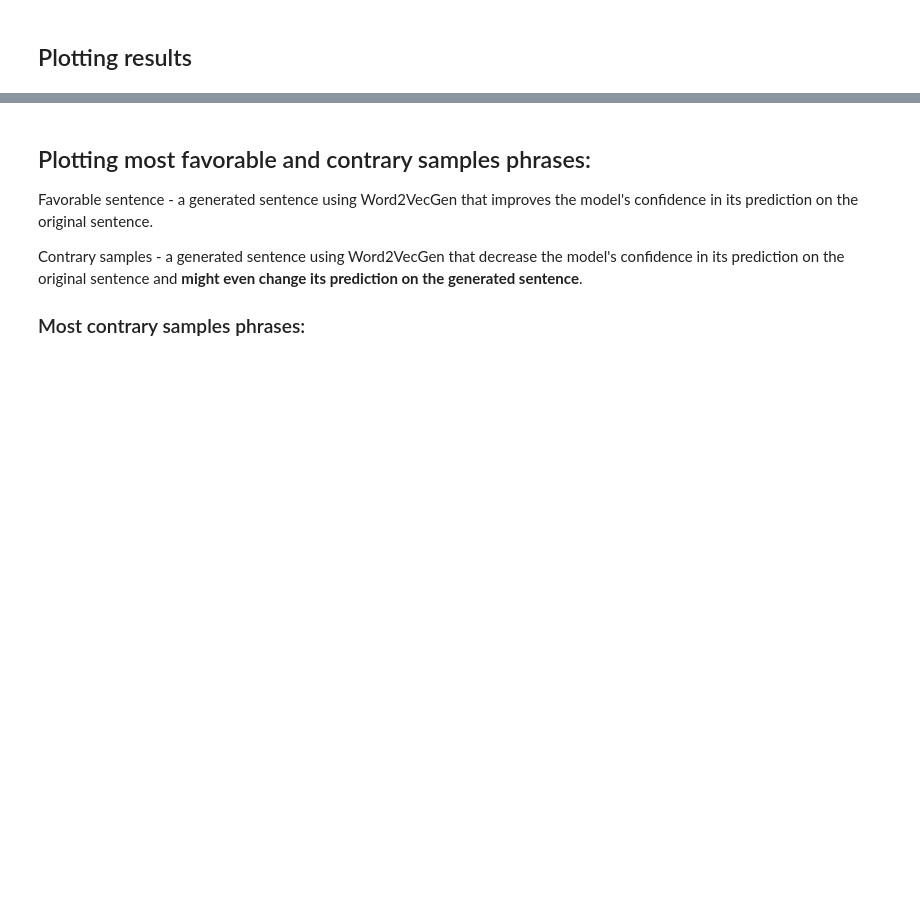
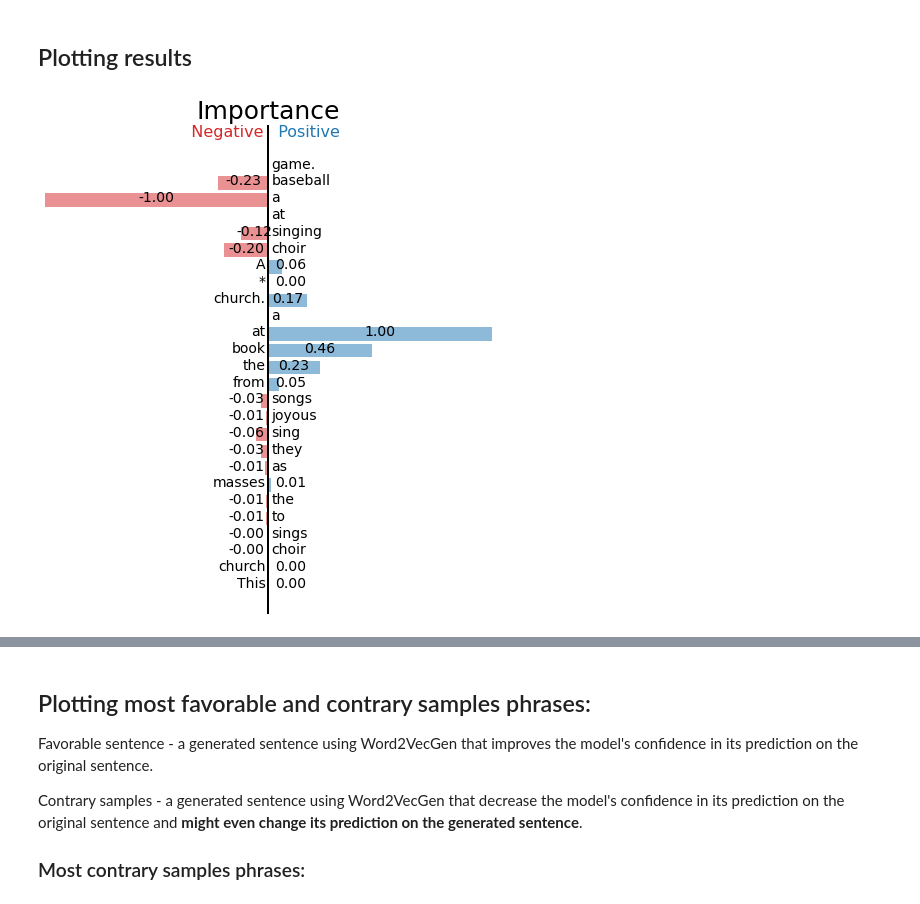
Before and after one commit to ortalcohen94/NLP-Seminar, a Jupyter notebook: project_notebook_SNLI.ipynb, the cells around one changed output, grey strips where cells are left out. Saved outputs shown, nothing was run; the diff lists cells and outputs as text; code cells hidden in the pictures; blank space fills up the shorter version.

```diff
--- a/project_notebook_SNLI.ipynb
+++ b/project_notebook_SNLI.ipynb
@@ -53,7 +53,7 @@ data_multinomial_nb = dict()
 
 for key in data:
     data_multinomial_nb[key] = \
-        [first + ', ' + second for first, second in zip(data[key]['premise'], data[key]['hypothesis'])]
+        [first + '~ ' + second for first, second in zip(data[key]['premise'], data[key]['hypothesis'])]
 
 x_train, x_val, x_test = data_multinomial_nb[TRAIN_FILE], data_multinomial_nb[VAL_FILE], data_multinomial_nb[TEST_FILE]
 
@@ -368,23 +423,27 @@ dl_train = [tokenizer(x) for x in x_train]
 # %%
 from gen_models.word2vec_gen import Word2VecGen, Word2VecEncoder
 #The radius is <radius> most similar words
-generator = Word2VecGen(encoder = Word2VecEncoder(dl_train), corpus = x_train, radius = RADIUS, tokenizer = tokenizer,
-                       tokens_not_to_sample = ['*', '.'])
+encoder = Word2VecEncoder(dl_train)
+generator = Word2VecGen(encoder = encoder, corpus = x_train, radius = RADIUS, tokenizer = tokenizer,
+                       tokens_not_to_sample = ['*', '.', 'a'])
 # %%
-from interpretable_local_models.statistics_model import StatisticsLocalModel
-y_p_explain = max(clf.predict_proba(batch)[0]).item()
+from interpretable_local_models.statistics_model_nli import StatisticsLocalModelNLI
+y_p_explain = max(clf.predict_proba(transform_func(x_explain))[0]).item()
 print('Probability for the predicted label: ', y_p_explain)
-print('The tokenized hypothesis:')
+# print('The tokenized hypothesis:')
 
-tokenized_x_explain_premise = tokenizer(convert_tensor_to_text(batch.sentence1[:, 0], TEXT))
-tokenized_x_explain_hypothesis = tokenizer(convert_tensor_to_text(batch.sentence2[:, 0], TEXT))
-fliter_out_tokens = [TEXT.pad_token, TEXT.init_token, TEXT.eos_token]
-tokenized_x_explain_hypothesis = list(filter(lambda x: x not in fliter_out_tokens, tokenized_x_explain_hypothesis))
-tokenized_x_explain_premise = list(filter(lambda x: x not in fliter_out_tokens, tokenized_x_explain_premise))
-print(tokenized_x_explain_hypothesis)
-x_explain_hypothesis = ' '.join(tokenized_x_explain_hypothesis)
-x_explain_premise = ' '.join(tokenized_x_explain_premise)
+# tokenized_x_explain_premise = tokenizer(convert_tensor_to_text(batch.sentence1[:, 0], TEXT))
+# tokenized_x_explain_hypothesis = tokenizer(convert_tensor_to_text(batch.sentence2[:, 0], TEXT))
+# fliter_out_tokens = [TEXT.pad_token, TEXT.init_token, TEXT.eos_token]
+# tokenized_x_explain_hypothesis = list(filter(lambda x: x not in fliter_out_tokens, tokenized_x_explain_hypothesis))
+# tokenized_x_explain_premise = list(filter(lambda x: x not in fliter_out_tokens, tokenized_x_explain_premise))
+# print(tokenized_x_explain_hypothesis)
+# x_explain_hypothesis = ' '.join(tokenized_x_explain_hypothesis)
+# x_explain_premise = ' '.join(tokenized_x_explain_premise)
 
-x_explain = x_explain_premise + " * " + x_explain_hypothesis
-print(x_explain)
-explainer_model = StatisticsLocalModel(y_p_explain, len(tokenizer(x_explain)), tokenizer)
+# x_explain = x_explain_premise + " * " + x_explain_hypothesis
+# print(x_explain)
+print(tokenizer(x_explain))
+print(tokenizer(premise))
+explainer_model = StatisticsLocalModelNLI(y_p_explain, len(tokenizer(x_explain)), tokenizer,
+                                       len(tokenizer(premise)))
@@ -436,7 +473,9 @@ res, sentences_with_probs = model.forward(x_explain)
 # %% [markdown]
 ## Plotting results
 # %%
-ax = StatisticsLocalModel.plot_explaination(res)
+ax = StatisticsLocalModelNLI.plot_explaination(res)
+# %% [output]
+[figure, added]
 # %%
 import seaborn as sns
 premise_res = []
```
Also changed, not shown: parts of 20 cells of this notebook, 10 other files.
